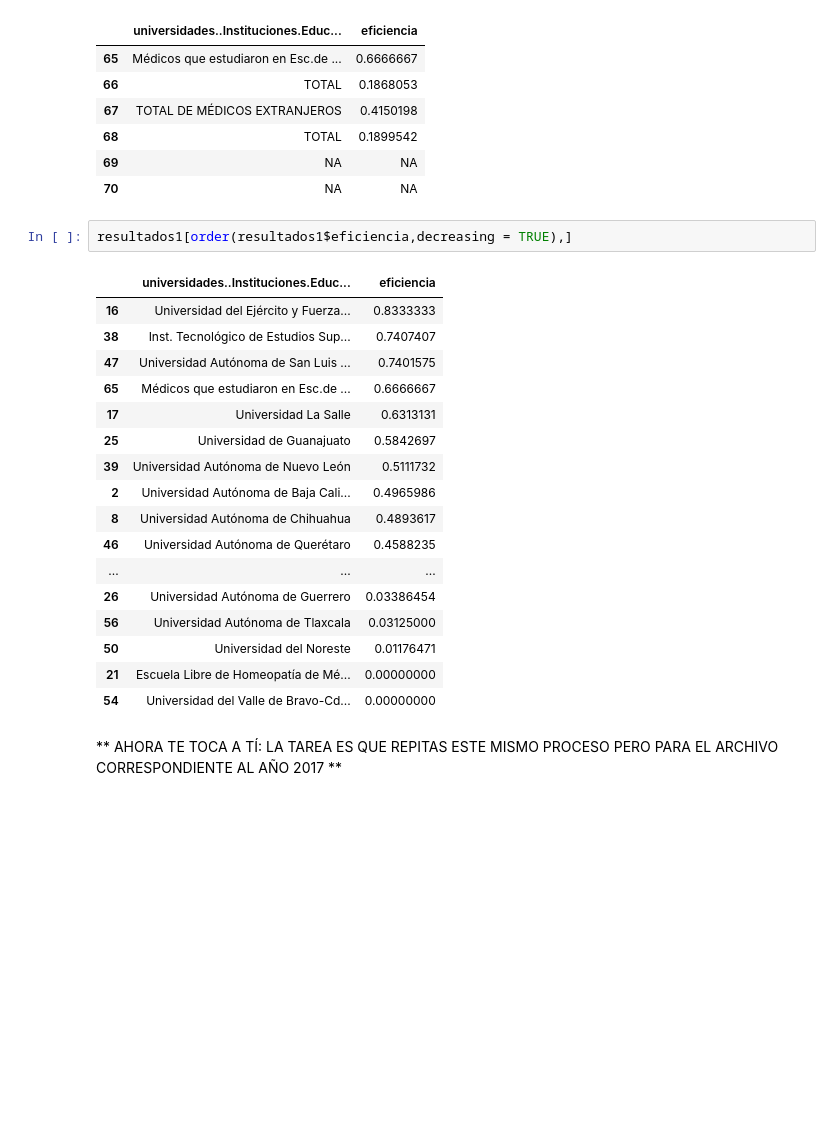
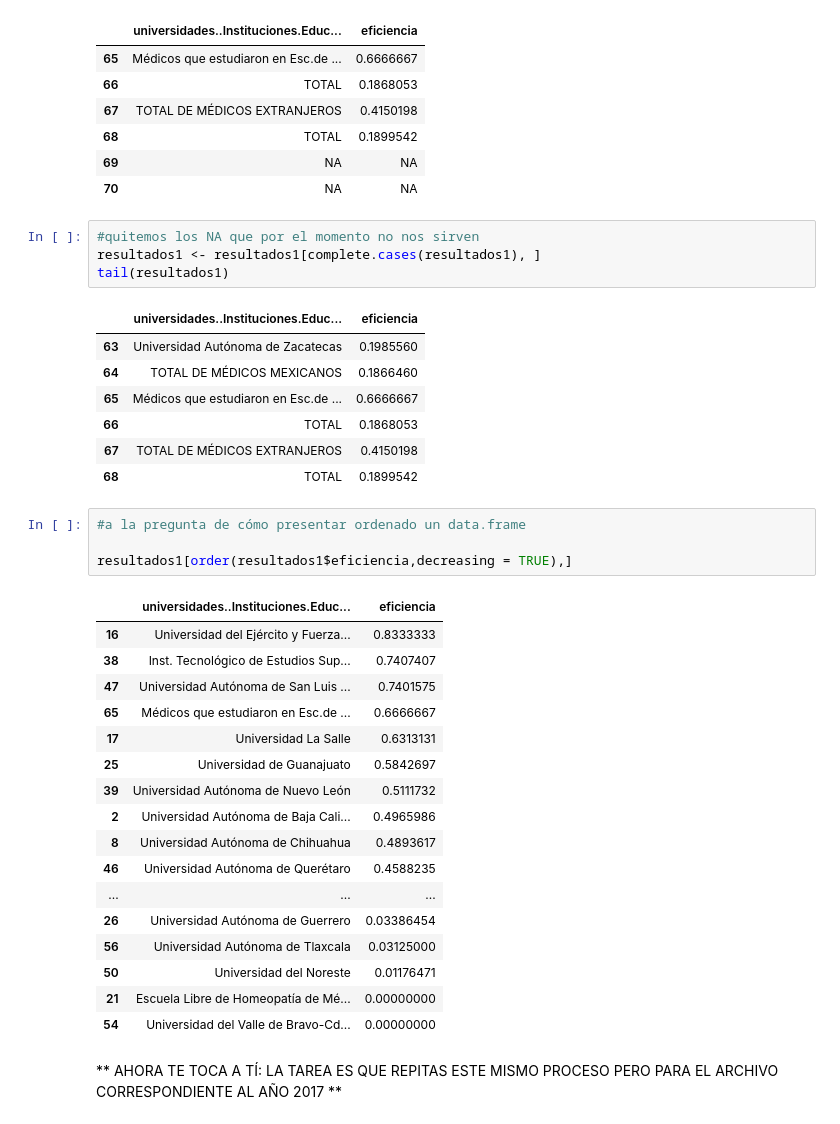
Before and after one commit to juanpedrovasquez/CUCII-StatsEdu, a Jupyter notebook: 02_Apuntes.ipynb, the cells around one changed output. Drawn from its saved outputs; the diff is of its cells as text; blank space fills up the shorter version.

```diff
--- a/02_Apuntes.ipynb
+++ b/02_Apuntes.ipynb
@@ -196,25 +196,39 @@ tail(resultados1) #sólo la colita
 | 68 | TOTAL | 0.1899542 |
 | 69 | NA | NA |
 | 70 | NA | NA |
-# %%
-resultados1[order(resultados1$eficiencia,decreasing = TRUE),]
-# %% [output]
-|  | universidades..Instituciones.Educ... | eficiencia |
-| 16 | Universidad del Ejército y Fuerza... | 0.8333333 |
-| 38 | Inst. Tecnológico de Estudios Sup... | 0.7407407 |
-| 47 | Universidad Autónoma de San Luis ... | 0.7401575 |
-| 65 | Médicos que estudiaron en Esc.de ... | 0.6666667 |
-| 17 | Universidad La Salle | 0.6313131 |
-| 25 | Universidad de Guanajuato | 0.5842697 |
-| 39 | Universidad Autónoma de Nuevo León | 0.5111732 |
-| 2 | Universidad Autónoma de Baja Cali... | 0.4965986 |
-| 8 | Universidad Autónoma de Chihuahua | 0.4893617 |
-| 46 | Universidad Autónoma de Querétaro | 0.4588235 |
-| ... | ... | ... |
-| 26 | Universidad Autónoma de Guerrero | 0.03386454 |
-| 56 | Universidad Autónoma de Tlaxcala | 0.03125000 |
-| 50 | Universidad del Noreste | 0.01176471 |
-| 21 | Escuela Libre de Homeopatía de Mé... | 0.00000000 |
-| 54 | Universidad del Valle de Bravo-Cd... | 0.00000000 |
+# %%
+#quitemos los NA que por el momento no nos sirven
+resultados1 <- resultados1[complete.cases(resultados1), ]
+tail(resultados1)
+# %% [output]
+|  | universidades..Instituciones.Educ... | eficiencia |
+| 63 | Universidad Autónoma de Zacatecas | 0.1985560 |
+| 64 | TOTAL DE MÉDICOS MEXICANOS | 0.1866460 |
+| 65 | Médicos que estudiaron en Esc.de ... | 0.6666667 |
+| 66 | TOTAL | 0.1868053 |
+| 67 | TOTAL DE MÉDICOS EXTRANJEROS | 0.4150198 |
+| 68 | TOTAL | 0.1899542 |
+# %%
+#a la pregunta de cómo presentar ordenado un data.frame
+
+resultados1[order(resultados1$eficiencia,decreasing = TRUE),]
+# %% [output]
+|  | universidades..Instituciones.Educ... | eficiencia |
+| 16 | Universidad del Ejército y Fuerza... | 0.8333333 |
+| 38 | Inst. Tecnológico de Estudios Sup... | 0.7407407 |
+| 47 | Universidad Autónoma de San Luis ... | 0.7401575 |
+| 65 | Médicos que estudiaron en Esc.de ... | 0.6666667 |
+| 17 | Universidad La Salle | 0.6313131 |
+| 25 | Universidad de Guanajuato | 0.5842697 |
+| 39 | Universidad Autónoma de Nuevo León | 0.5111732 |
+| 2 | Universidad Autónoma de Baja Cali... | 0.4965986 |
+| 8 | Universidad Autónoma de Chihuahua | 0.4893617 |
+| 46 | Universidad Autónoma de Querétaro | 0.4588235 |
+| ... | ... | ... |
+| 26 | Universidad Autónoma de Guerrero | 0.03386454 |
+| 56 | Universidad Autónoma de Tlaxcala | 0.03125000 |
+| 50 | Universidad del Noreste | 0.01176471 |
+| 21 | Escuela Libre de Homeopatía de Mé... | 0.00000000 |
+| 54 | Universidad del Valle de Bravo-Cd... | 0.00000000 |
 # %% [markdown]
 ** AHORA TE TOCA A TÍ: LA TAREA ES QUE REPITAS ESTE MISMO PROCESO PERO PARA EL ARCHIVO CORRESPONDIENTE AL AÑO 2017 **
```
Also changed, not shown: parts of 7 cells of this notebook.
